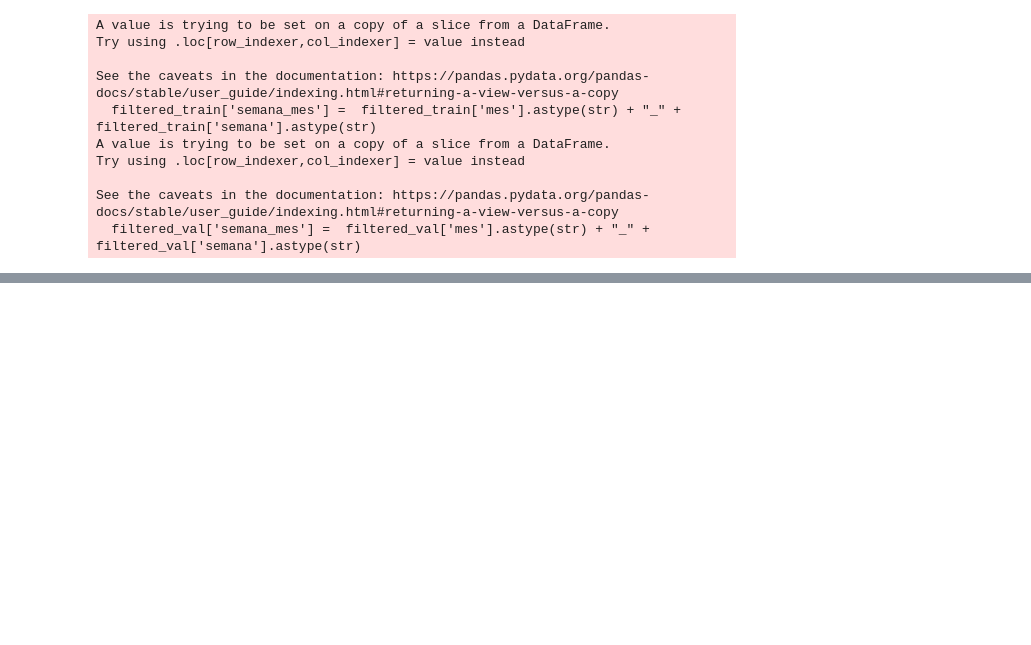
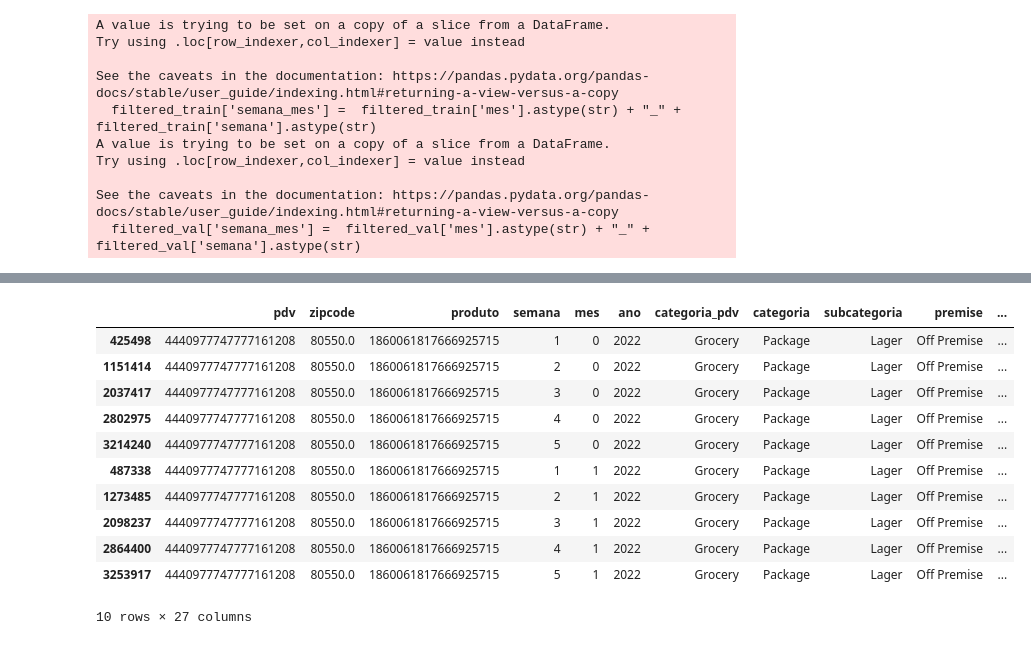
Before and after one commit to VictorBauler/Hackathon_Big_Data_2025, a Jupyter notebook: notebooks/feature_eng.ipynb, the cells around one changed output, grey strips where cells are left out. Cells and saved outputs as stored; diff of their text form; code cells hidden in the pictures; blank space fills up the shorter version.

```diff
--- a/notebooks/feature_eng.ipynb
+++ b/notebooks/feature_eng.ipynb
@@ -136,0 +181,15 @@ Name: count, Length: 166811, dtype: int64
+# %%
+filtered_train[filtered_train.pdv_produto == '4440977747777161208_1860061817666925715'].sort_values(by=['mes', 'semana']) # Para esse caso, há targets disponíveis para as 5 semanas do mês seguinte
+# %% [output]
+|  | pdv | zipcode | produto | semana | mes | ano | categoria_pdv | categoria | subcategoria | premise | ... |
+| 425498 | 4440977747777161208 | 80550.0 | 1860061817666925715 | 1 | 0 | 2022 | Grocery | Package | Lager | Off Premise | ... |
+| 1151414 | 4440977747777161208 | 80550.0 | 1860061817666925715 | 2 | 0 | 2022 | Grocery | Package | Lager | Off Premise | ... |
+| 2037417 | 4440977747777161208 | 80550.0 | 1860061817666925715 | 3 | 0 | 2022 | Grocery | Package | Lager | Off Premise | ... |
+| 2802975 | 4440977747777161208 | 80550.0 | 1860061817666925715 | 4 | 0 | 2022 | Grocery | Package | Lager | Off Premise | ... |
+| 3214240 | 4440977747777161208 | 80550.0 | 1860061817666925715 | 5 | 0 | 2022 | Grocery | Package | Lager | Off Premise | ... |
+| 487338 | 4440977747777161208 | 80550.0 | 1860061817666925715 | 1 | 1 | 2022 | Grocery | Package | Lager | Off Premise | ... |
+| 1273485 | 4440977747777161208 | 80550.0 | 1860061817666925715 | 2 | 1 | 2022 | Grocery | Package | Lager | Off Premise | ... |
+| 2098237 | 4440977747777161208 | 80550.0 | 1860061817666925715 | 3 | 1 | 2022 | Grocery | Package | Lager | Off Premise | ... |
+| 2864400 | 4440977747777161208 | 80550.0 | 1860061817666925715 | 4 | 1 | 2022 | Grocery | Package | Lager | Off Premise | ... |
+| 3253917 | 4440977747777161208 | 80550.0 | 1860061817666925715 | 5 | 1 | 2022 | Grocery | Package | Lager | Off Premise | ... |
+10 rows × 27 columns
```
Also changed, not shown: parts of 108 cells of this notebook, 2 other files.
